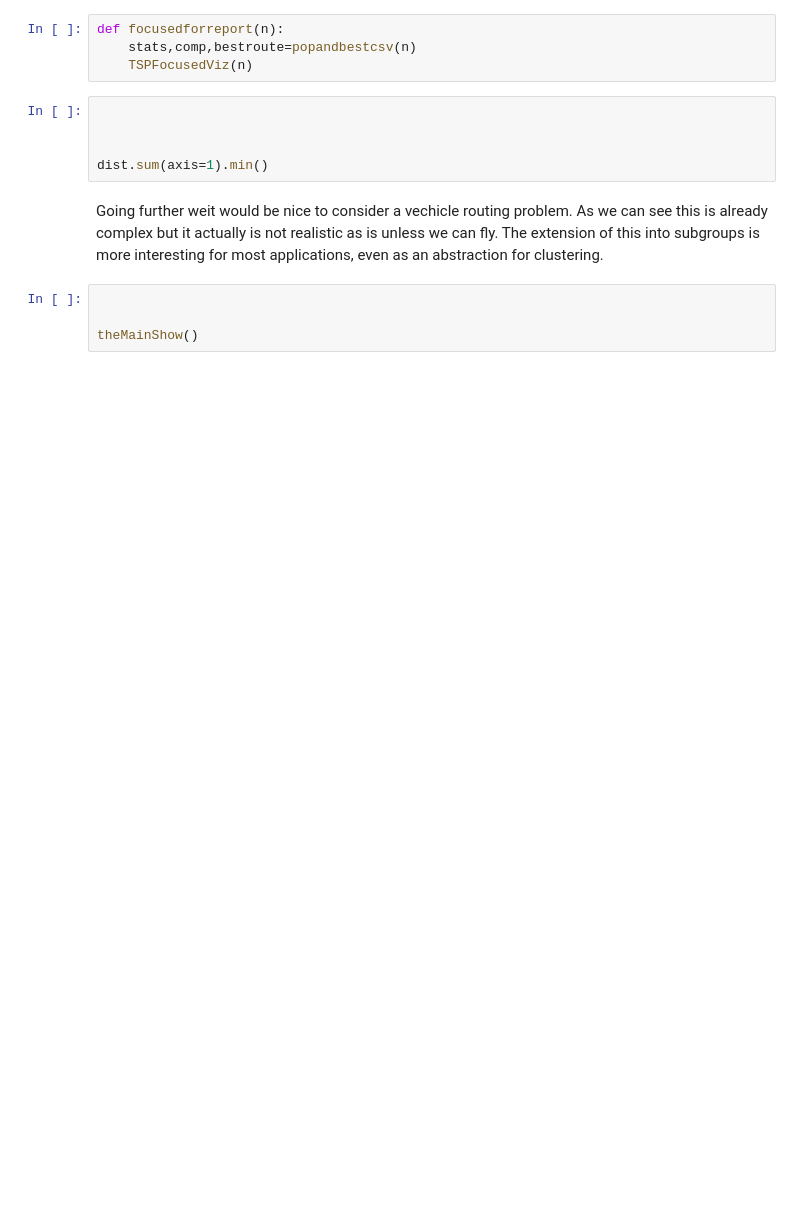
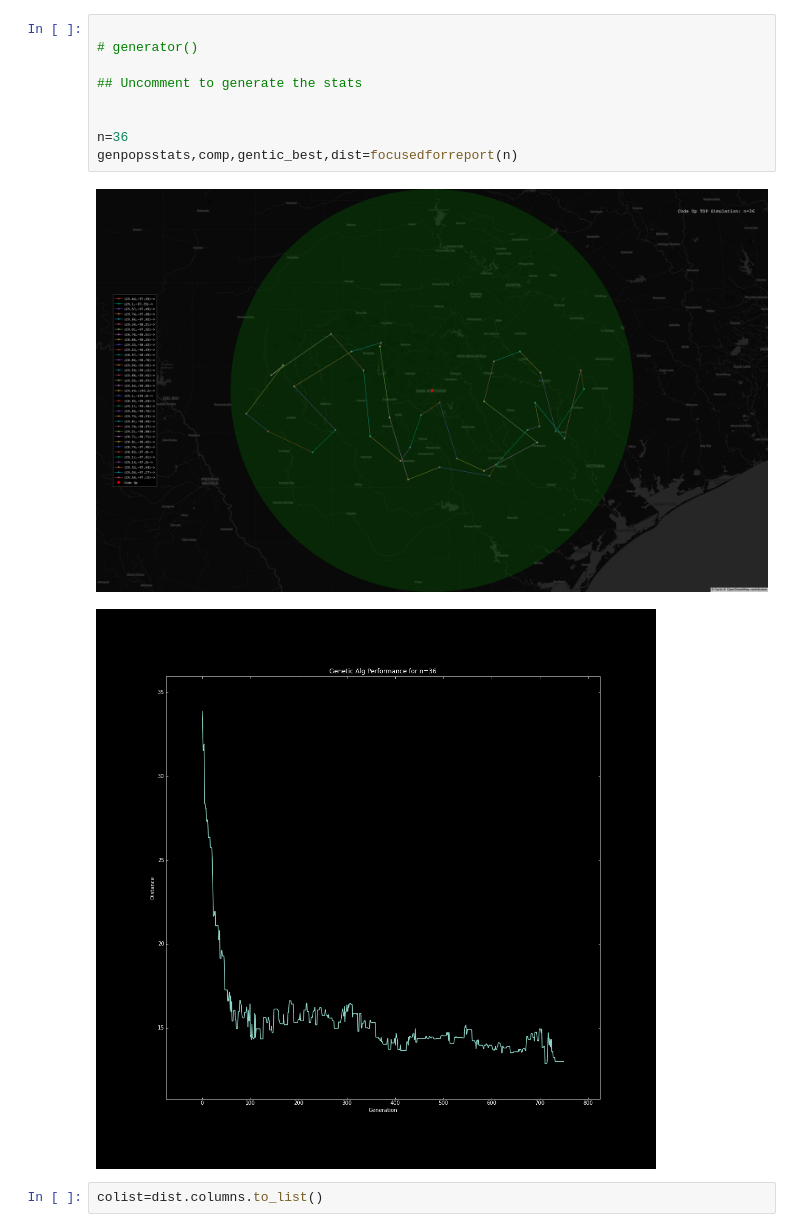
Before and after one commit to mackenr/travelingsalesman_project, a Jupyter notebook: basecase.ipynb, the cells around one changed output. Cells and saved outputs as stored; diff of their text form; blank space fills up the shorter version.

```diff
--- a/basecase.ipynb
+++ b/basecase.ipynb
@@ -22,16 +273,14 @@ from models import *
-# %%
-def focusedforreport(n):
-    stats,comp,bestroute=popandbestcsv(n)
-    TSPFocusedViz(n)
-# %%
-
-
-
-dist.sum(axis=1).min()
-# %% [markdown]
-Going further weit would be nice to consider a vechicle routing problem. As we can see this is already complex but it actually is not realistic as is unless we can fly. The extension of this into subgroups is more interesting for most applications, even
-as an abstraction for clustering.
-# %%
-
-
-theMainShow()
+# %%
+
+# generator()
+
+## Uncomment to generate the stats
+
+
+n=36
+genpopsstats,comp,gentic_best,dist=focusedforreport(n)
+# %% [output]
+[figure, added]
+[figure, added]
+# %%
+colist=dist.columns.to_list()
```
Also changed, not shown: parts of 9 cells of this notebook, 38 other files.
